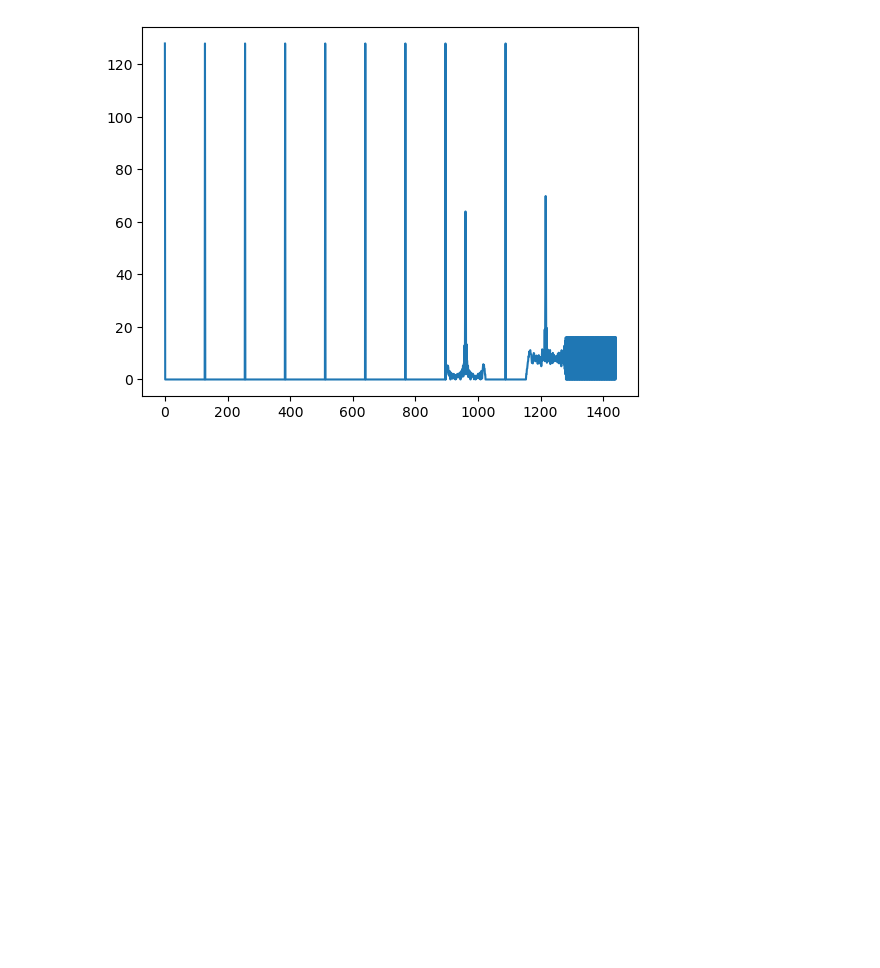
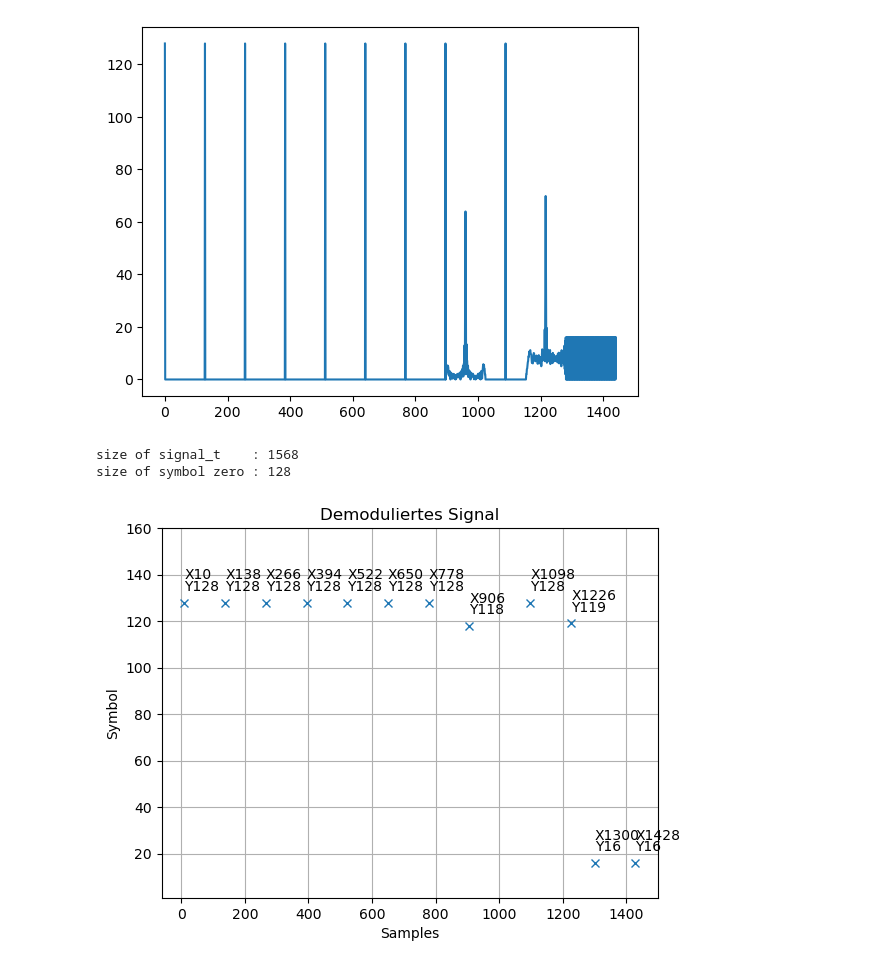
Before and after one commit to xedlix/PAIND, a Jupyter notebook: SDR/Code/Theorie.ipynb, the cells around one changed output. Cells and saved outputs as stored; diff of their text form; code cells hidden in the pictures; blank space fills up the shorter version.

Commit message:
Added the presentation pdf and addad the preamble detection in alpha state

```diff
--- a/SDR/Code/Theorie.ipynb
+++ b/SDR/Code/Theorie.ipynb
@@ -149,13 +150,18 @@ def demod_symbols(signal_t):
     return index,symbols
 
 def visualize_symbols(signal_t):
-    index,symbols = Demod_Symbols(signal_t)
+    index,symbols = demod_symbols(signal_t)
     plt.plot(index,symbols,'x',)
     plt.ylim([1, 2**SF*1.25])
     plt.grid()
     plt.xlabel("Samples")
     plt.ylabel("Symbol")
     plt.title("Demoduliertes Signal")
+
+    for i in range(len(index)):
+        plt.annotate(f"Y{symbols[i]}", (index[i], symbols[i]), xytext=(index[i], symbols[i] + 5)) # shows the value of the Y value
+        plt.annotate(f"X{index[i]}", (index[i], symbols[i]), xytext=(index[i], symbols[i] + 10))      # shows the Value of the X vlaue
+
     plt.show()
 # %%
 def real_preamble(preamble:complex,sample_shift:int,frequency_shift:int) -> complex:
@@ -163,6 +169,8 @@ def real_preamble(preamble:complex,sample_shift:int,frequency_shift:int) -> comp
     preamble = np.roll(preamble,-sample_shift)
 
     # Frequencyshift
-    frequency_shift = np.exp(2j*np.pi*range(len(preamble))*frequency_shift/128)
+
+    frequency_shift = np.exp(2j*np.pi*np.arange(len(preamble))*frequency_shift/128)
+
     preamble = np.multiply(preamble,frequency_shift)
     return preamble
@@ -168,0 +186,7 @@ def real_preamble(preamble:complex,sample_shift:int,frequency_shift:int) -> comp
+# %%
+preamble_f = real_preamble(preamble,10,0)
+visualize_symbols(preamble_f)
+# %% [output]
+size of signal_t    : 1568
+size of symbol zero : 128
+[figure, added]
```
Also changed, not shown: parts of 2 cells of this notebook, 4 other files.
